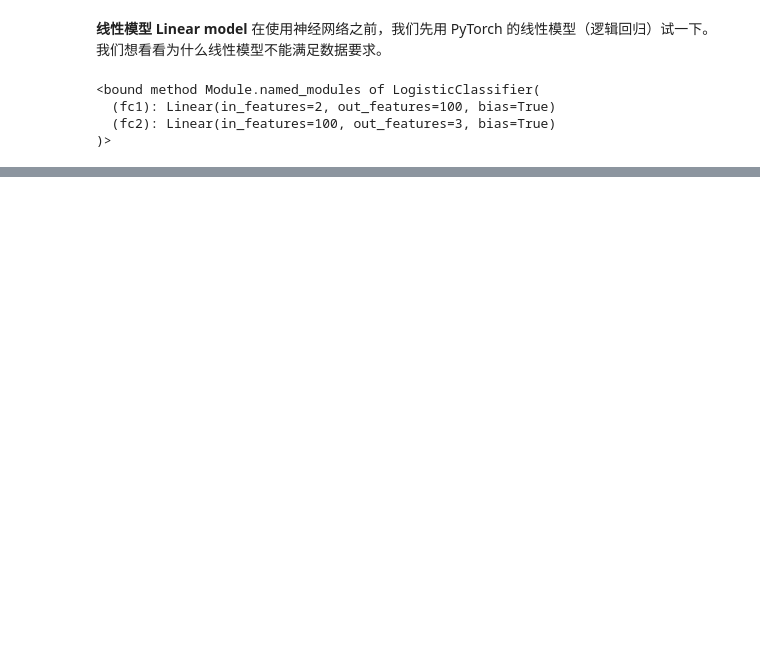
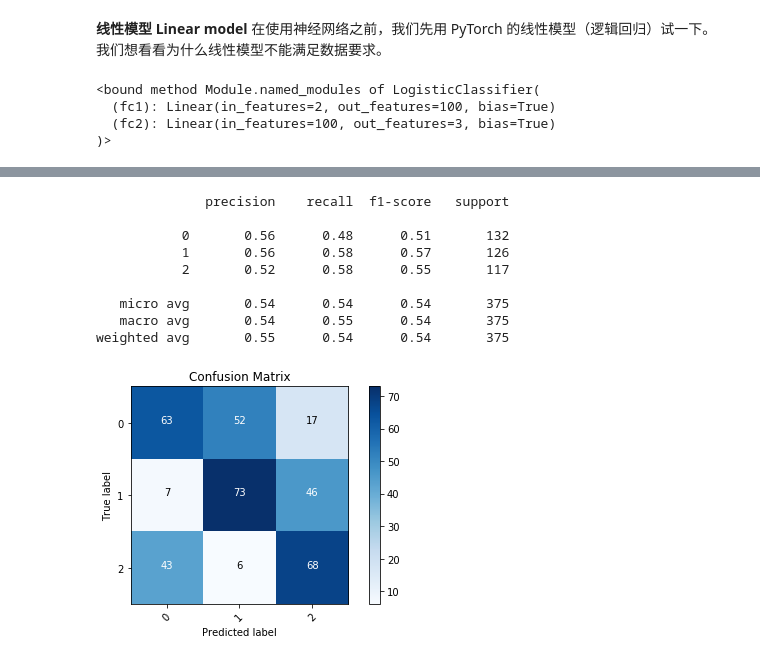
Before and after one commit to haokeliu/colaboratory, a Jupyter notebook: DeepLearn_Notes/多层感知_Multilayer_Perceptron_(MLP).ipynb, the cells around one changed output, grey strips where cells are left out. Cells and saved outputs as stored; diff of their text form; code cells hidden in the pictures; blank space fills up the shorter version.

```diff
--- a/DeepLearn_Notes/多层感知_Multilayer_Perceptron_(MLP).ipynb
+++ b/DeepLearn_Notes/多层感知_Multilayer_Perceptron_(MLP).ipynb
@@ -143,0 +223,37 @@ def get_accuracy(y_pred,y_target):
+# %%
+# Plot confusion matrix
+def plot_confusion_matrix(cm, classes):
+    cmap=plt.cm.Blues
+    plt.imshow(cm, interpolation='nearest', cmap=cmap)
+    plt.title("Confusion Matrix")
+    plt.colorbar()
+    tick_marks = np.arange(len(classes))
+    plt.xticks(tick_marks, classes, rotation=45)
+    plt.yticks(tick_marks, classes)
+    plt.grid(False)
+
+    fmt = 'd'
+    thresh = cm.max() / 2.
+    for i, j in itertools.product(range(cm.shape[0]), range(cm.shape[1])):
+        plt.text(j, i, format(cm[i, j], 'd'), horizontalalignment="center",
+                 color="white" if cm[i, j] > thresh else "black")
+
+    plt.ylabel('True label')
+    plt.xlabel('Predicted label')
+    plt.tight_layout()
+# %%
+# Confusion matrix
+cm = confusion_matrix(y_test, pred_test)
+plot_confusion_matrix(cm=cm, classes=[0, 1, 2])
+print (classification_report(y_test, pred_test))
+# %% [output]
+              precision    recall  f1-score   support
+
+           0       0.56      0.48      0.51       132
+           1       0.56      0.58      0.57       126
+           2       0.52      0.58      0.55       117
+
+   micro avg       0.54      0.54      0.54       375
+   macro avg       0.54      0.55      0.54       375
+weighted avg       0.55      0.54      0.54       375
+[figure, added]
```
Also changed, not shown: parts of 8 cells of this notebook.
